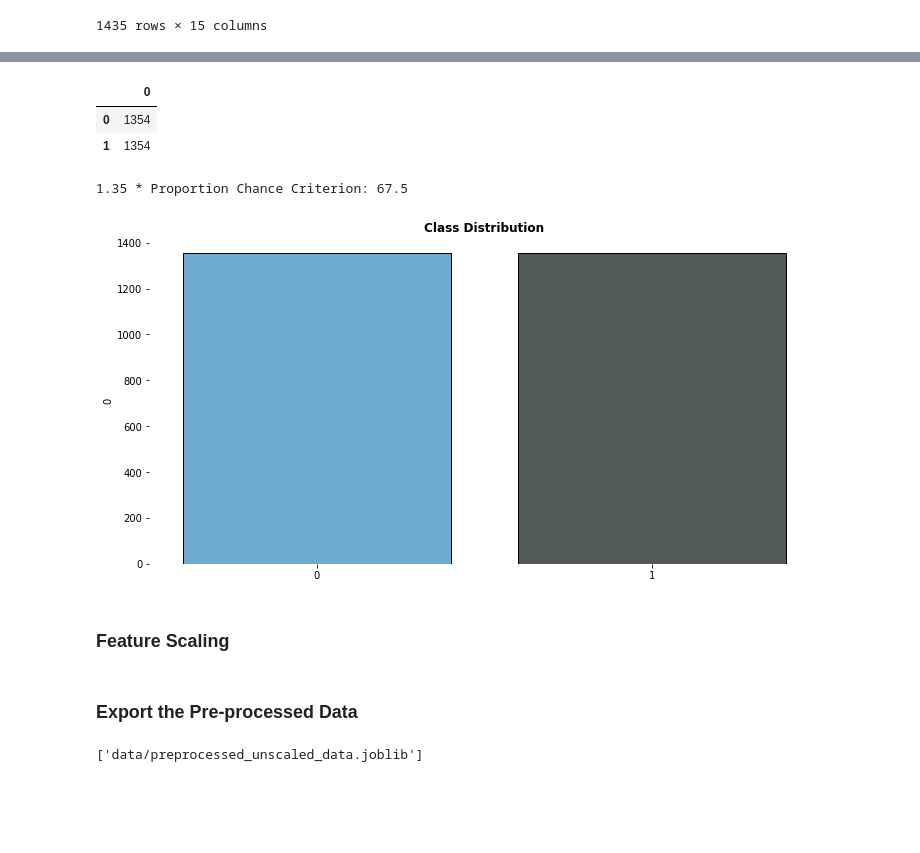
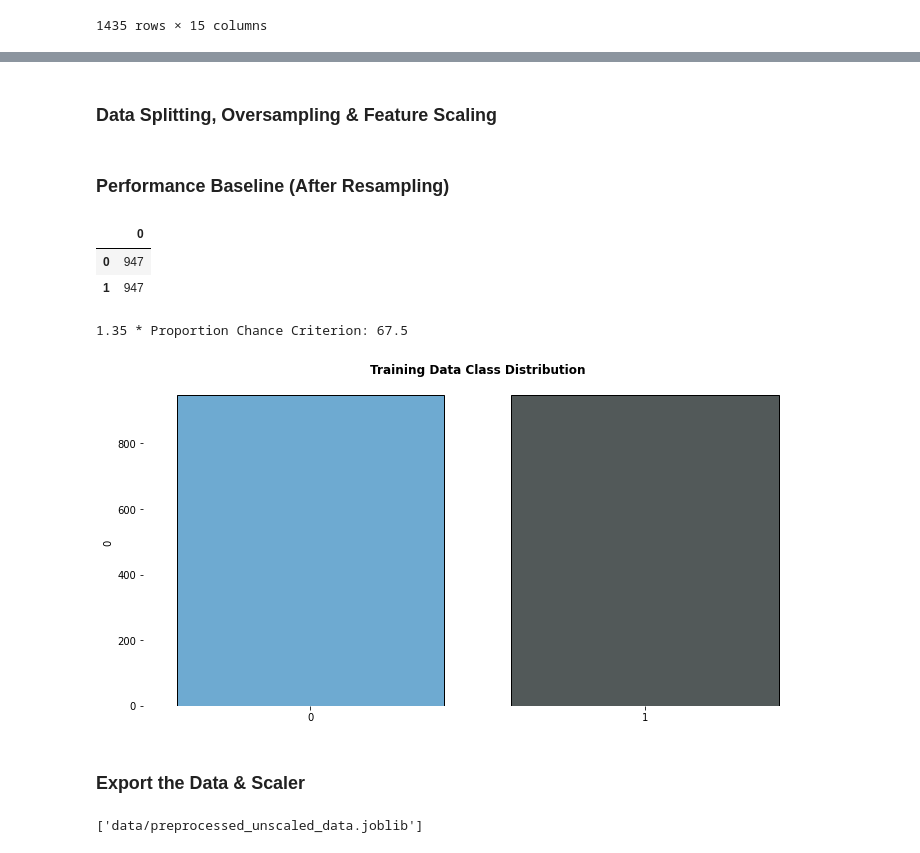
Before and after one commit to kr-agdeppa/UTI-Diagnosis-Classification, a Jupyter notebook: DATA PREPARATION.ipynb, the cells around one changed output, grey strips where cells are left out. Saved outputs shown, nothing was run; the diff lists cells and outputs as text; code cells hidden in the pictures; blank space fills up the shorter version.

```diff
--- a/DATA PREPARATION.ipynb
+++ b/DATA PREPARATION.ipynb
@@ -297,11 +274,3 @@ X = X.astype({"Age": int})
-# %%
-performance_baseline(y, PCC = True)
-# %% [output]
-|  | 0 |
-| 0 | 1354 |
-| 1 | 1354 |
-1.35 * Proportion Chance Criterion: 67.5
-[figure, removed]
 # %% [markdown]
-### Feature Scaling
+### Data Splitting, Oversampling & Feature Scaling
 # %%
@@ -366,14 +383,33 @@ def normalize_splits(X, y, test_size_, random_state_, continuous_features, categ
 # %%
-scaled_splits, unscaled_splits = normalize_splits(X,
-                                                  y,
-                                                  test_size_=0.3,
-                                                  random_state_= 42,
-                                                  continuous_features=["Age", "Color", "Transparency",
-                                                                        "Glucose", "Protein", "pH",
-                                                                        "Specific Gravity", "WBC",
-                                                                        "RBC", "Epithelial Cells", "Mucous Threads",
-                                                                        "Amorphous Urates", "Bacteria"],
-                                                  categorical_features=["FEMALE"])
+
+X = df[["Age", "Color", "Transparency", "pH", "Glucose", "Protein", "Specific Gravity",
+        "WBC", "RBC", "Epithelial Cells", "Mucous Threads",
+        "Amorphous Urates", "Bacteria", "FEMALE"]]
+
+y = df["Diagnosis"]
+
+train_scaler, scaled_splits, unscaled_splits = normalize_splits(X,
+                                                                y,
+                                                                test_size_= 0.3,
+                                                                random_state_= 42,
+                                                                continuous_features= ["Age", "Color", "Transparency",
+                                                                                      "Glucose", "Protein", "pH",
+                                                                                      "Specific Gravity", "WBC",
+                                                                                      "RBC", "Epithelial Cells", "Mucous Threads",
+                                                                                      "Amorphous Urates", "Bacteria"],
+                                                                categorical_features= ["FEMALE"])
+# %% [markdown]
+### Performance Baseline (After Resampling)
+# %%
+_, _, y_train, _ = scaled_splits
+
+performance_baseline(y_train, plot_title="Training Data Class Distribution", PCC = True)
+# %% [output]
+|  | 0 |
+| 0 | 947 |
+| 1 | 947 |
+1.35 * Proportion Chance Criterion: 67.5
+[figure, added]
 # %% [markdown]
-### Export the Pre-processed Data
+### Export the Data & Scaler
 # %%
```
Also changed, not shown: parts of 6 cells of this notebook.
